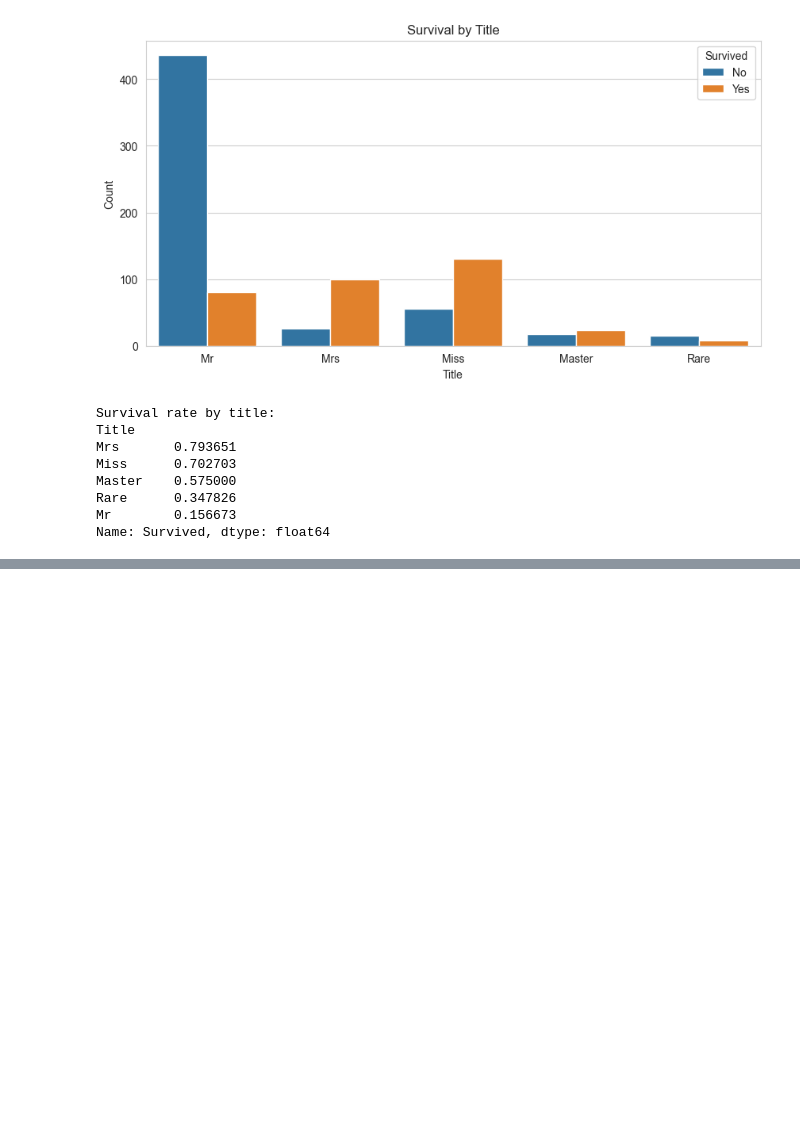
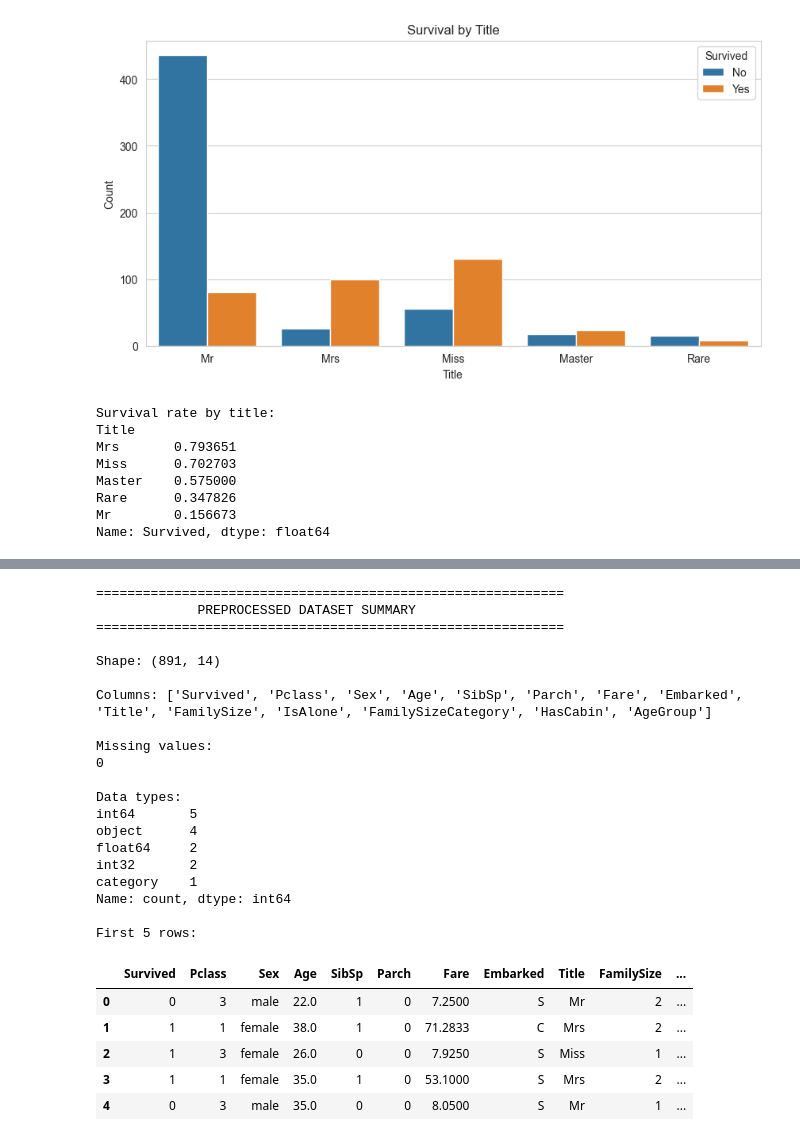
Before and after one commit to bersinada/Titanic-Survival-Prediction, a Jupyter notebook: notebooks/02_feature_engineering_preprocessing.ipynb, the cells around one changed output, grey strips where cells are left out. Drawn from its saved outputs; the diff is of its cells as text; code cells hidden in the pictures; blank space fills up the shorter version.

```diff
--- a/notebooks/02_feature_engineering_preprocessing.ipynb
+++ b/notebooks/02_feature_engineering_preprocessing.ipynb
@@ -195,0 +334,11 @@ Name: count, dtype: int64
+# %%
+# Create age bins
+df_processed['AgeGroup'] = pd.cut(df_processed['Age'], bins=[0, 12, 18, 35, 60, 100], labels=['Child', 'Teen', 'Adult', 'MiddleAge', 'Senior'])
+
+print("Age Group distribution:")
+print(df_processed['AgeGroup'].value_counts().sort_index())
+
+print("\nSurvival rate by Age Group:")
+print(df_processed.groupby('AgeGroup')['Survived'].mean())
+
+print("AgeGroup feature created.")
@@ -195,0 +379,12 @@ Name: count, dtype: int64
+# %%
+# Columns to drop
+columns_to_drop = ['PassengerId', 'Name', 'Ticket', 'Cabin']
+
+print(f"Columns before drop: {df_processed.shape[1]}")
+print(f"Dropping: {columns_to_drop}")
+
+df_processed = df_processed.drop(columns=columns_to_drop)
+
+print(f"\nColumns after drop:{df_processed.shape[1]}")
+print(f"\nRemaining columns:")
+print(list(df_processed.columns))
@@ -195,0 +399,44 @@ Name: count, dtype: int64
+# %%
+# Check the processed dataset
+print("="*60)
+print("             PREPROCESSED DATASET SUMMARY")
+print("="*60)
+
+print(f"\nShape: {df_processed.shape}")
+print(f"\nColumns: {list(df_processed.columns)}")
+
+print(f"\nMissing values:")
+print(df_processed.isnull().sum().sum())
+
+print(f"\nData types:")
+print(df_processed.dtypes.value_counts())
+
+print(f"\nFirst 5 rows:")
+df_processed.head()
+# %% [output]
+============================================================
+             PREPROCESSED DATASET SUMMARY
+============================================================
+
+Shape: (891, 14)
+
+Columns: ['Survived', 'Pclass', 'Sex', 'Age', 'SibSp', 'Parch', 'Fare', 'Embarked', 'Title', 'FamilySize', 'IsAlone', 'FamilySizeCategory', 'HasCabin', 'AgeGroup']
+
+Missing values:
+0
+
+Data types:
+int64       5
+object      4
+float64     2
+int32       2
+category    1
+Name: count, dtype: int64
+
+First 5 rows:
+|  | Survived | Pclass | Sex | Age | SibSp | Parch | Fare | Embarked | Title | FamilySize | ... |
+| 0 | 0 | 3 | male | 22.0 | 1 | 0 | 7.2500 | S | Mr | 2 | ... |
+| 1 | 1 | 1 | female | 38.0 | 1 | 0 | 71.2833 | C | Mrs | 2 | ... |
+| 2 | 1 | 3 | female | 26.0 | 0 | 0 | 7.9250 | S | Miss | 1 | ... |
+| 3 | 1 | 1 | female | 35.0 | 1 | 0 | 53.1000 | S | Mrs | 2 | ... |
+| 4 | 0 | 3 | male | 35.0 | 0 | 0 | 8.0500 | S | Mr | 1 | ... |
```
Also changed, not shown: parts of 14 cells of this notebook.
